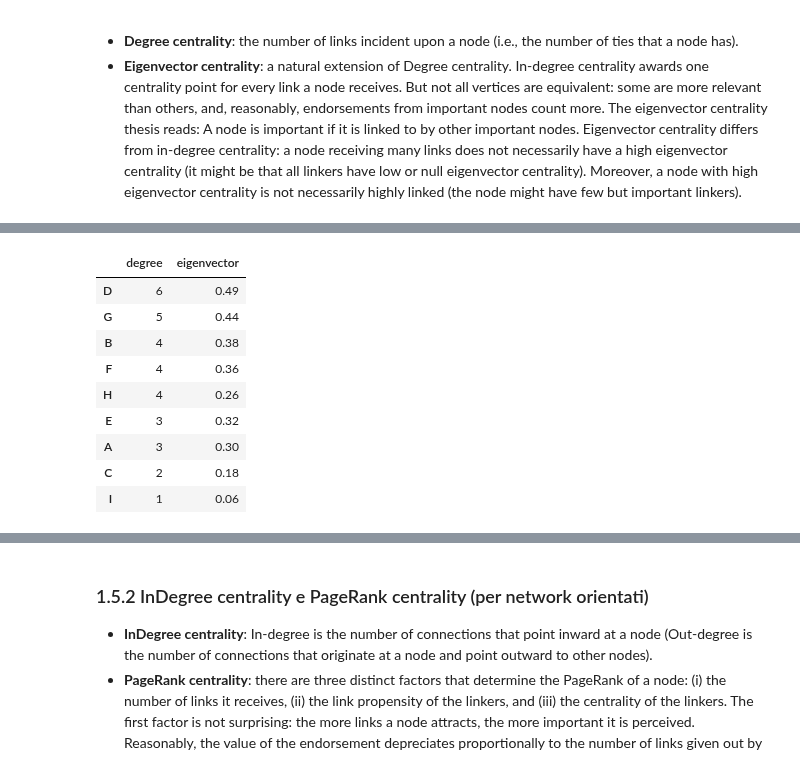
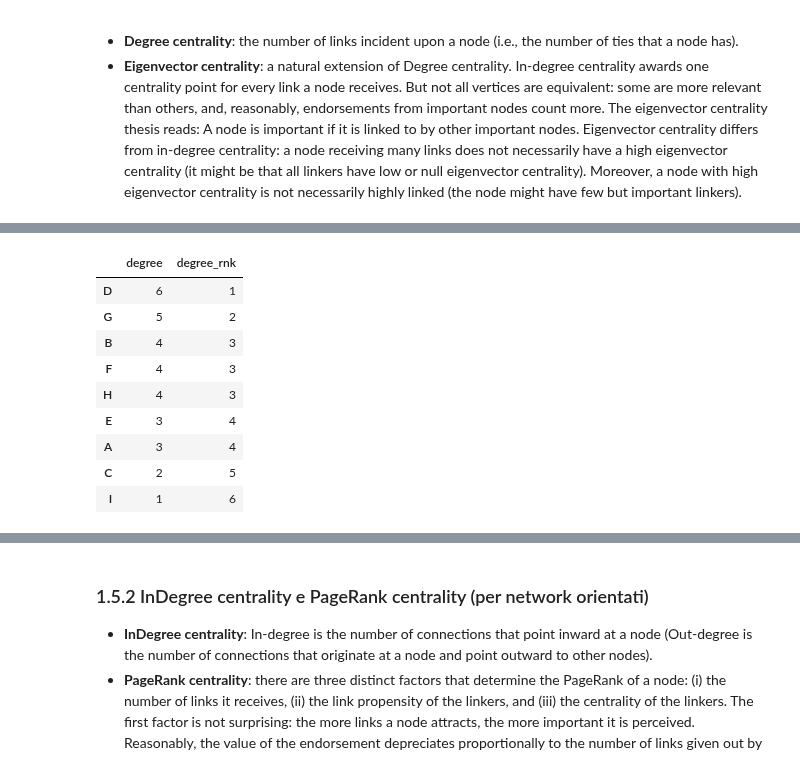
Before and after one commit to alkaest2002/ABGrid, a Jupyter notebook: materials/course 101/esercitazione.ipynb, the cells around one changed output, grey strips where cells are left out. Saved outputs shown, nothing was run; the diff lists cells and outputs as text; code cells hidden in the pictures.

```diff
--- a/materials/course 101/esercitazione.ipynb
+++ b/materials/course 101/esercitazione.ipynb
@@ -269,19 +282,19 @@ plot_network(U);
 # %%
 deg = dict(U.degree())
-eig = { k: round(v,2) for k,v in dict(nx.eigenvector_centrality(U)).items()}
-upow_df = pd.DataFrame({
-    "degree": pd.Series(deg),#.rank(method="dense", ascending=False).astype("int"),
-    "eigenvector": pd.Series(eig)#.rank(method="dense", ascending=False).astype("int")
+deg_df = pd.DataFrame({
+    "degree": pd.Series(deg),
+    "degree_rnk": pd.Series(deg).rank(method="dense", ascending=False).astype("int"),
 })
-upow_df.sort_values(by="degree", ascending=False)
+degrees = MinMaxScaler().fit_transform(deg_df["degree"].to_numpy().reshape(-1,1))*700+200
+deg_df.sort_values(by="degree", ascending=False)
 # %% [output]
-|  | degree | eigenvector |
-| D | 6 | 0.49 |
-| G | 5 | 0.44 |
-| B | 4 | 0.38 |
-| F | 4 | 0.36 |
-| H | 4 | 0.26 |
-| E | 3 | 0.32 |
-| A | 3 | 0.30 |
-| C | 2 | 0.18 |
-| I | 1 | 0.06 |
+|  | degree | degree_rnk |
+| D | 6 | 1 |
+| G | 5 | 2 |
+| B | 4 | 3 |
+| F | 4 | 3 |
+| H | 4 | 3 |
+| E | 3 | 4 |
+| A | 3 | 4 |
+| C | 2 | 5 |
+| I | 1 | 6 |
```
Also changed, not shown: parts of 23 cells of this notebook.
